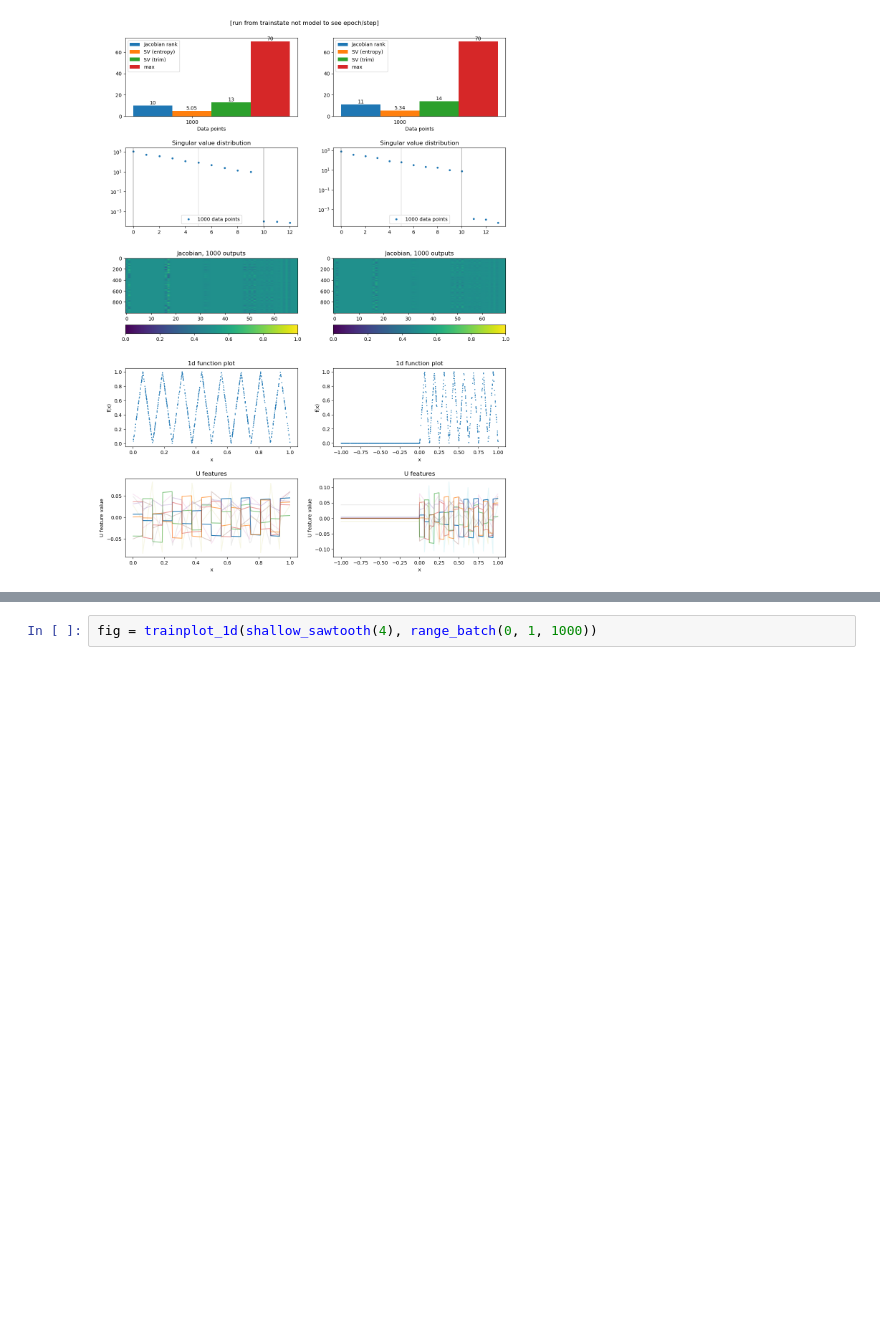
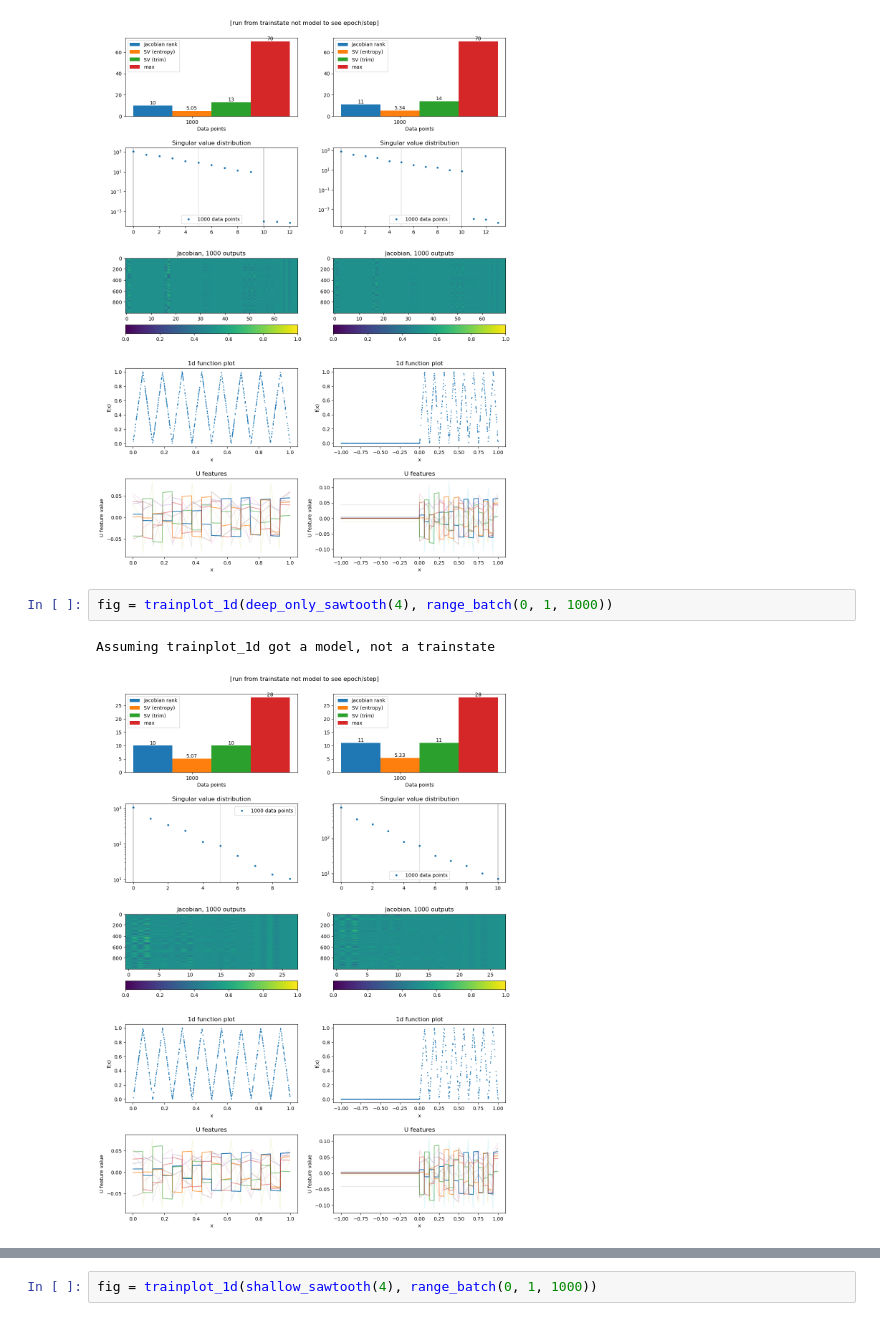
Before and after one commit to LRudL/dots, a Jupyter notebook: notebooks/sawtooth.ipynb, the cells around one changed output, grey strips where cells are left out. Saved outputs shown, nothing was run; the diff lists cells and outputs as text; blank space fills up the shorter version.

```diff
--- a/notebooks/sawtooth.ipynb
+++ b/notebooks/sawtooth.ipynb
@@ -143,3 +182,8 @@ fig = trainplot_1d(deep_sawtooth(4), range_batch(0, 1, 1000))
 # %% [output]
 Assuming trainplot_1d got a model, not a trainstate
 [figure]
+# %%
+fig = trainplot_1d(deep_only_sawtooth(4), range_batch(0, 1, 1000))
+# %% [output]
+Assuming trainplot_1d got a model, not a trainstate
+[figure, added]
```
Also changed, not shown: parts of 17 cells of this notebook, 4 other files.
